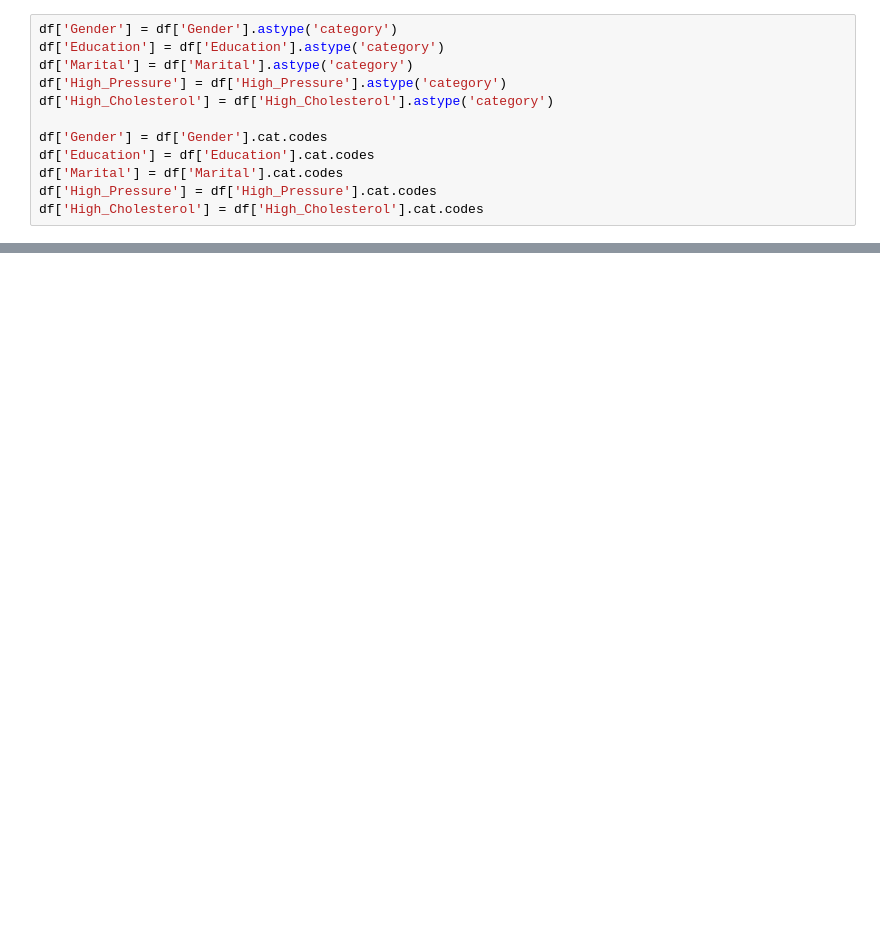
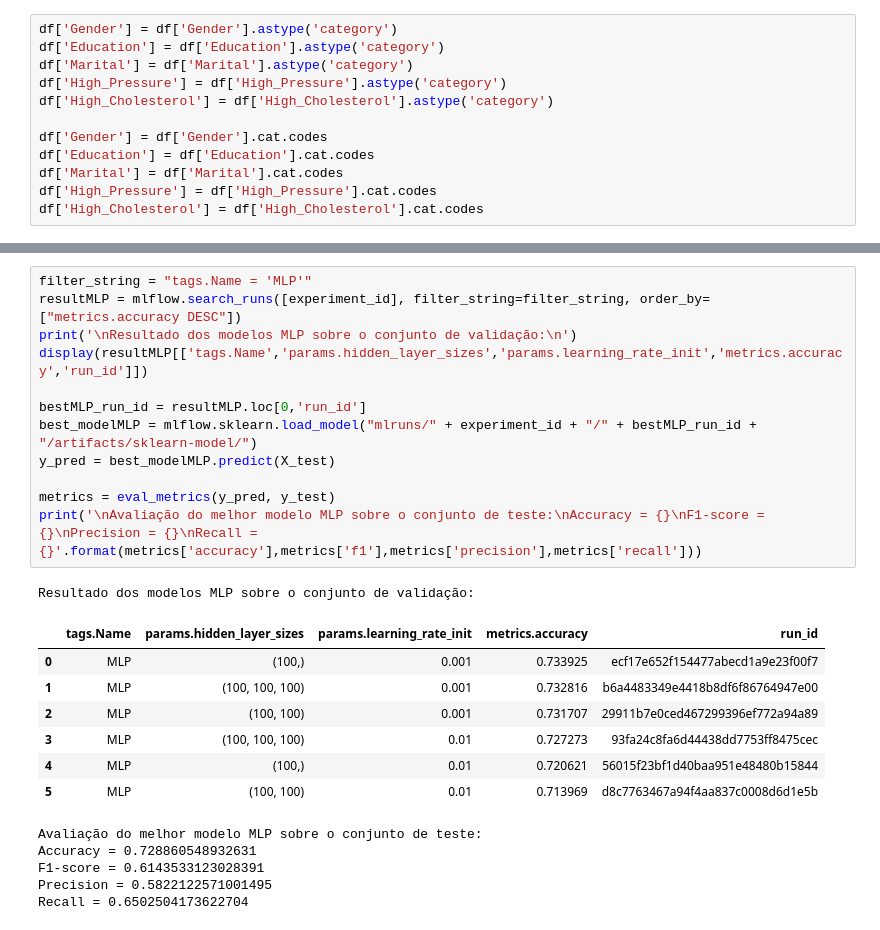
Before and after one commit to vitorp4/Ciencia-de-Dados, a Jupyter notebook: Projeto2.ipynb, the cells around one changed output, grey strips where cells are left out. Saved outputs shown, nothing was run; the diff lists cells and outputs as text; blank space fills up the shorter version.

```diff
--- a/Projeto2.ipynb
+++ b/Projeto2.ipynb
@@ -159,0 +234,26 @@ mlflow_save({}, eval_metrics(y_test, y_pred))
+# %%
+filter_string = "tags.Name = 'MLP'"
+resultMLP = mlflow.search_runs([experiment_id], filter_string=filter_string, order_by=["metrics.accuracy DESC"])
+print('\nResultado dos modelos MLP sobre o conjunto de validação:\n')
+display(resultMLP[['tags.Name','params.hidden_layer_sizes','params.learning_rate_init','metrics.accuracy','run_id']])
+
+bestMLP_run_id = resultMLP.loc[0,'run_id']
+best_modelMLP = mlflow.sklearn.load_model("mlruns/" + experiment_id + "/" + bestMLP_run_id + "/artifacts/sklearn-model/")
+y_pred = best_modelMLP.predict(X_test)
+
+metrics = eval_metrics(y_pred, y_test)
+print('\nAvaliação do melhor modelo MLP sobre o conjunto de teste:\nAccuracy = {}\nF1-score = {}\nPrecision = {}\nRecall = {}'.format(metrics['accuracy'],metrics['f1'],metrics['precision'],metrics['recall']))
+# %% [output]
+Resultado dos modelos MLP sobre o conjunto de validação:
+|  | tags.Name | params.hidden_layer_sizes | params.learning_rate_init | metrics.accuracy | run_id |
+| 0 | MLP | (100,) | 0.001 | 0.733925 | ecf17e652f154477abecd1a9e23f00f7 |
+| 1 | MLP | (100, 100, 100) | 0.001 | 0.732816 | b6a4483349e4418b8df6f86764947e00 |
+| 2 | MLP | (100, 100) | 0.001 | 0.731707 | 29911b7e0ced467299396ef772a94a89 |
+| 3 | MLP | (100, 100, 100) | 0.01 | 0.727273 | 93fa24c8fa6d44438dd7753ff8475cec |
+| 4 | MLP | (100,) | 0.01 | 0.720621 | 56015f23bf1d40baa951e48480b15844 |
+| 5 | MLP | (100, 100) | 0.01 | 0.713969 | d8c7763467a94f4aa837c0008d6d1e5b |
+Avaliação do melhor modelo MLP sobre o conjunto de teste:
+Accuracy = 0.728860548932631
+F1-score = 0.6143533123028391
+Precision = 0.5822122571001495
+Recall = 0.6502504173622704
```
Also changed, not shown: parts of 14 cells of this notebook.
